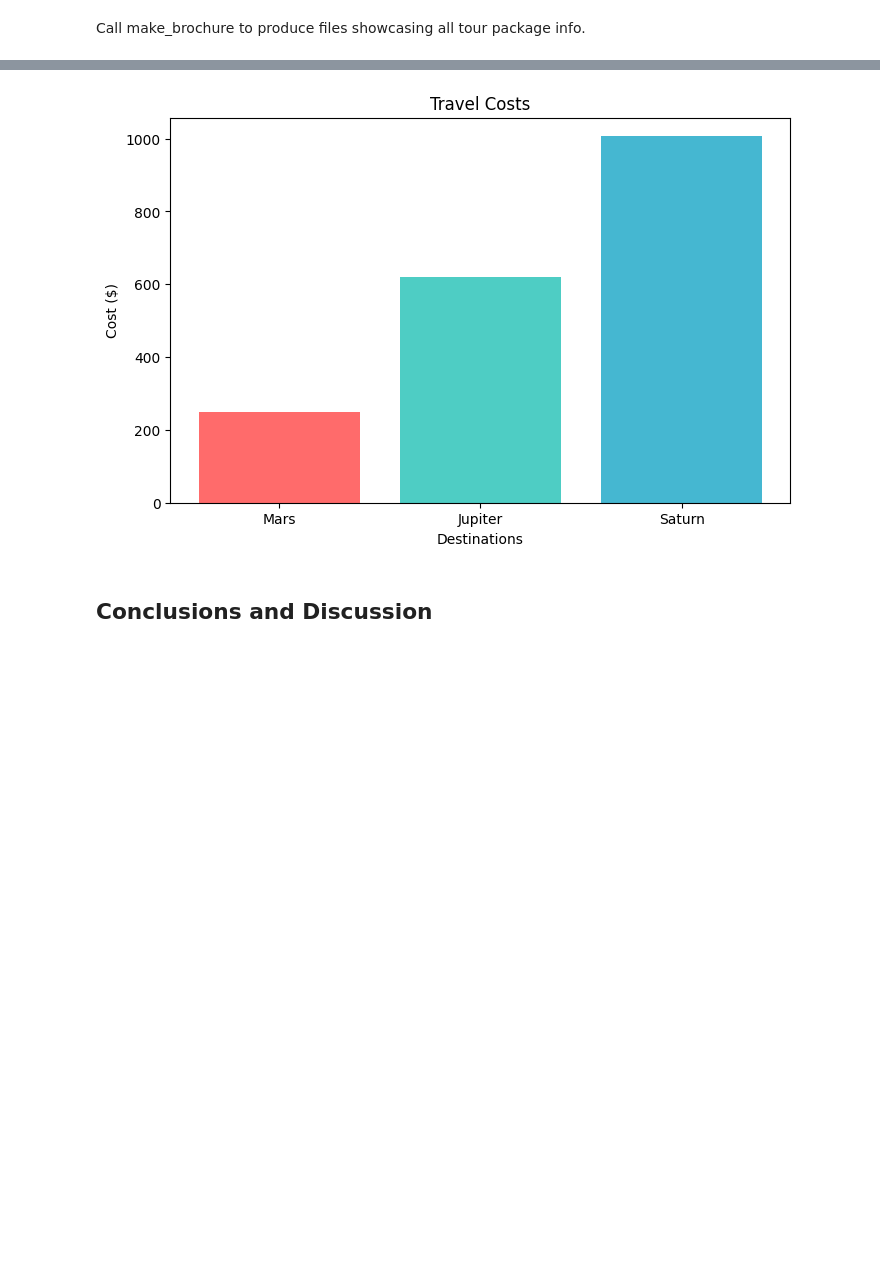
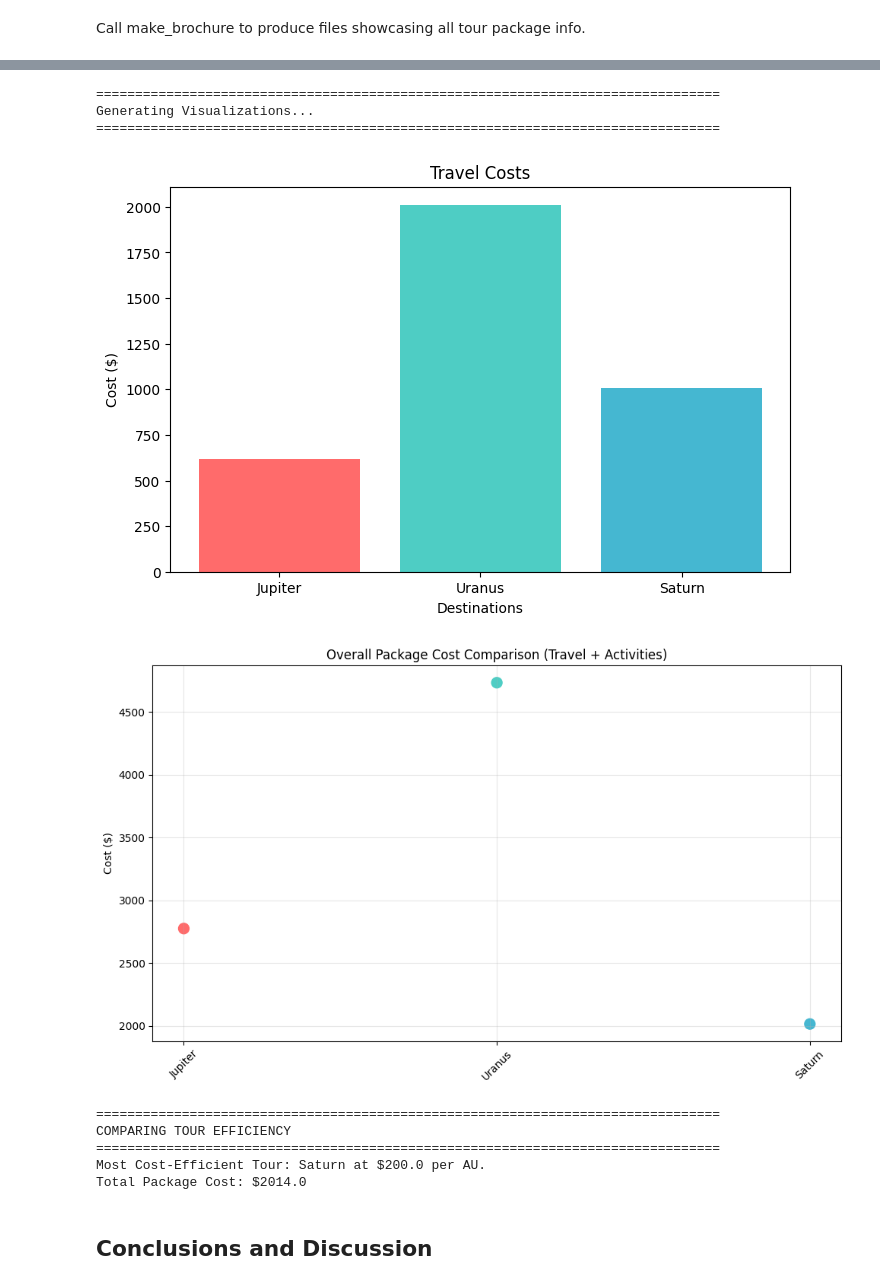
Before and after one commit to vivianwang15637/astron_1221_proj_1, a Jupyter notebook: main.ipynb, the cells around one changed output, grey strips where cells are left out. Saved outputs shown, nothing was run; the diff lists cells and outputs as text; code cells hidden in the pictures; blank space fills up the shorter version.

Commit message:
added complexity: new class, new plot. updated markdown accordingly i think too

```diff
--- a/main.ipynb
+++ b/main.ipynb
@@ -421,9 +481,42 @@ Call plot_travel_costs to plot prices of traveling for trip.
 # %%
+# Plotting Comparison Figures
+print("\n" + "="*80)
+print("Generating Visualizations...")
+print("="*80)
+
+# Call plot_travel_costs to plot prices of traveling for trip.
 plot_travel_costs(selected_destinations, user_goals)
 
-# plot_total_costs(packages)
+if len(packages) < 3:
+    print(" Package Comparison Skipped ")
+    print(f"ERROR: Only {len(packages)} out of 3 tour packages were successfully created.")
+    print("Please check the brochure files with 'ERROR:' in them to see which LLM outputs failed parsing.")
+else:
+    # Plot the new total costs plot with the corrected function
+    plot_total_costs(packages)
+
+    # Utilizing the TourComparisonTool for Added Technical Depth
+    print("\n" + "="*80)
+    print("COMPARING TOUR EFFICIENCY")
+    print("="*80)
+
+    # Create an instance of the new comparison class
+    comparison_tool = TourComparisonTool(packages)
+
+    # Use the comparison method
+    efficiency_report = comparison_tool.find_most_cost_efficient()
+    print(efficiency_report)
 # %% [output]
+================================================================================
+Generating Visualizations...
+================================================================================
-[figure, old version]
+[figure, new version]
+[figure, added]
+================================================================================
+COMPARING TOUR EFFICIENCY
+================================================================================
+Most Cost-Efficient Tour: Saturn at $200.0 per AU.
+Total Package Cost: $2014.0
 # %% [markdown]
 **Conclusions and Discussion**
 --
```
Also changed, not shown: parts of 12 cells of this notebook.
